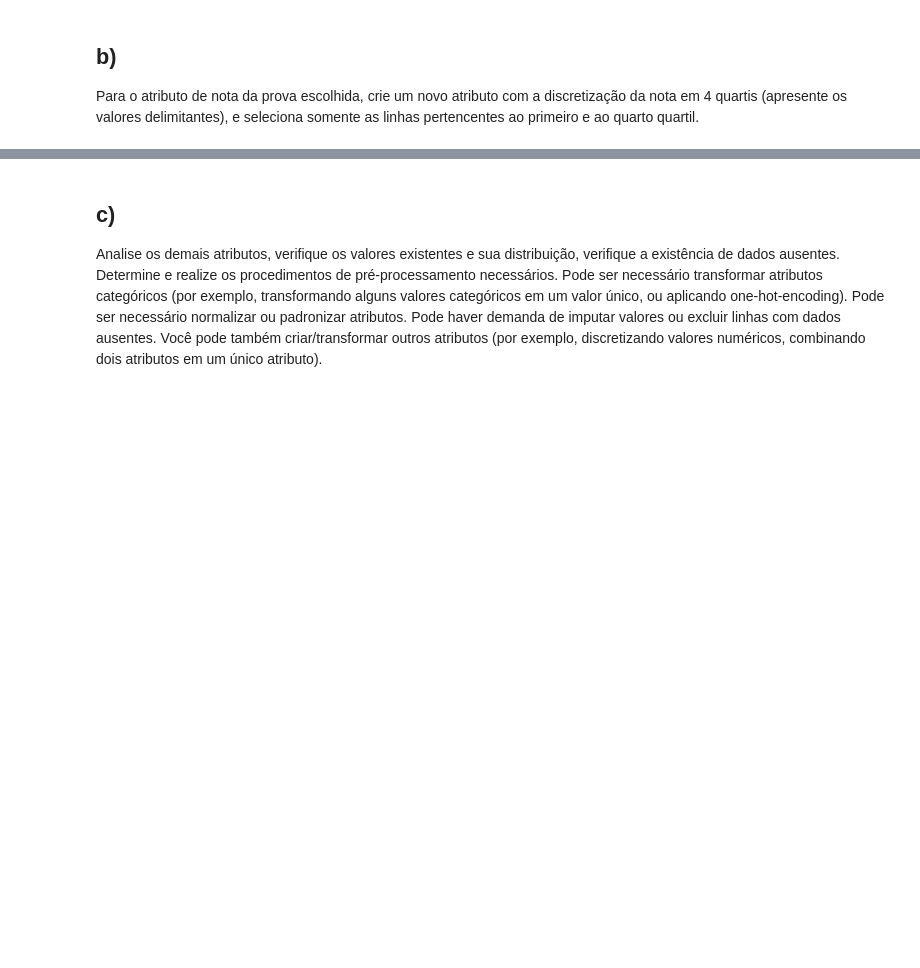
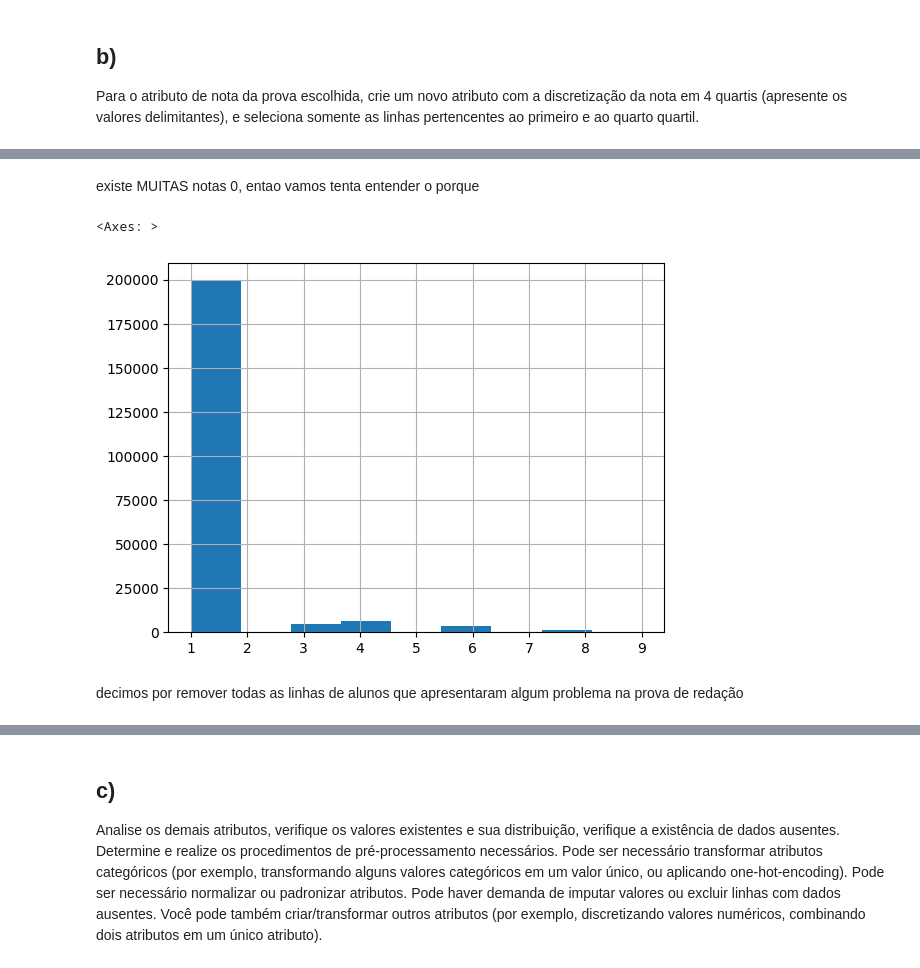
Before and after one commit to denielfer/Micro_dados_enem-2022, a Jupyter notebook: ML.ipynb, the cells around one changed output, grey strips where cells are left out. Cells and saved outputs as stored; diff of their text form; code cells hidden in the pictures; blank space fills up the shorter version.

```diff
--- a/ML.ipynb
+++ b/ML.ipynb
@@ -139,0 +187,9 @@ Para o atributo de nota da prova escolhida, crie um novo atributo com a discreti
+# %% [markdown]
+existe MUITAS notas 0, entao vamos tenta entender o porque
+# %%
+db["TP_STATUS_REDACAO"].hist(bins = 9)
+# %% [output]
+<Axes: >
+[figure, added]
+# %% [markdown]
+decimos por remover todas as linhas de alunos que apresentaram algum problema na prova de redação
```
Also changed, not shown: parts of 21 cells of this notebook.
